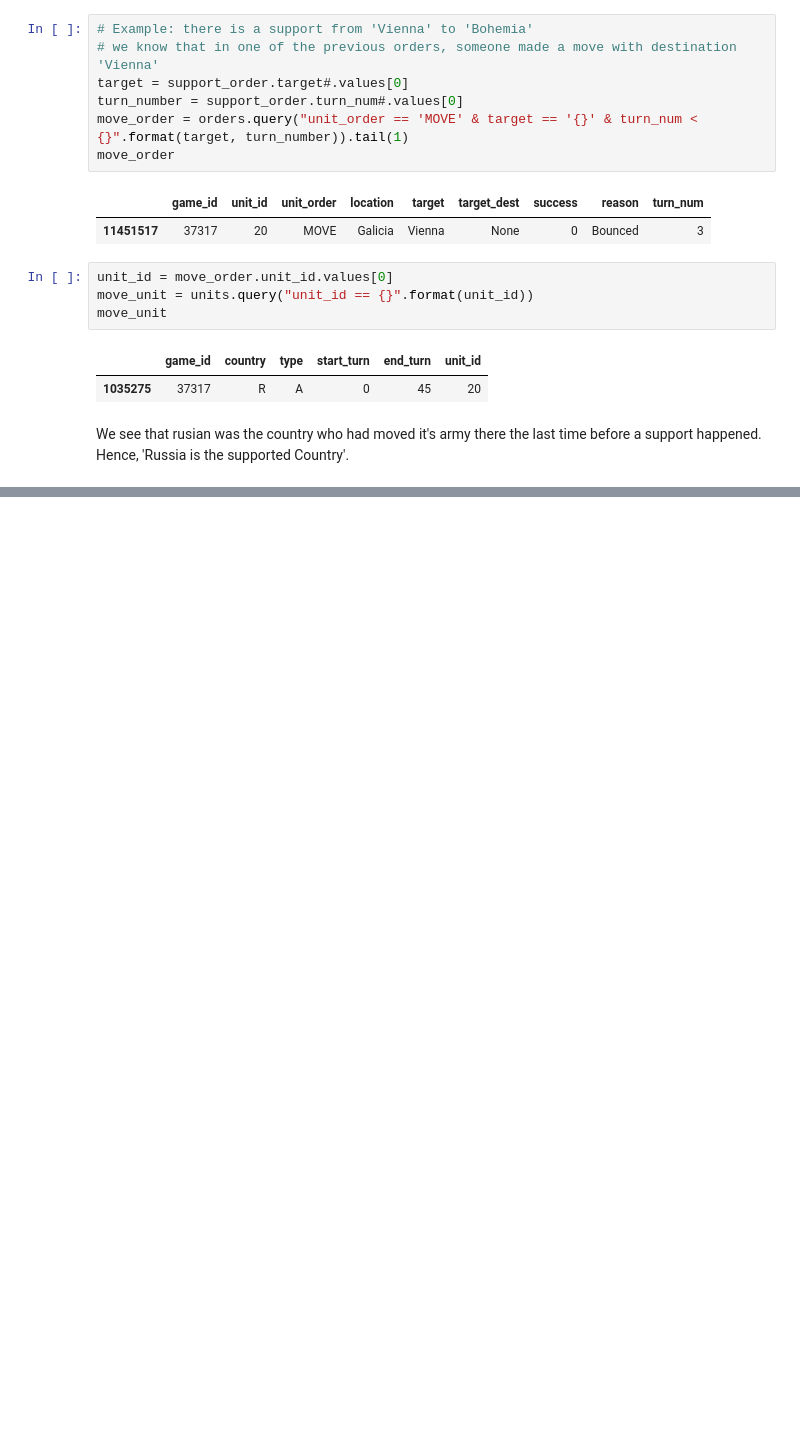
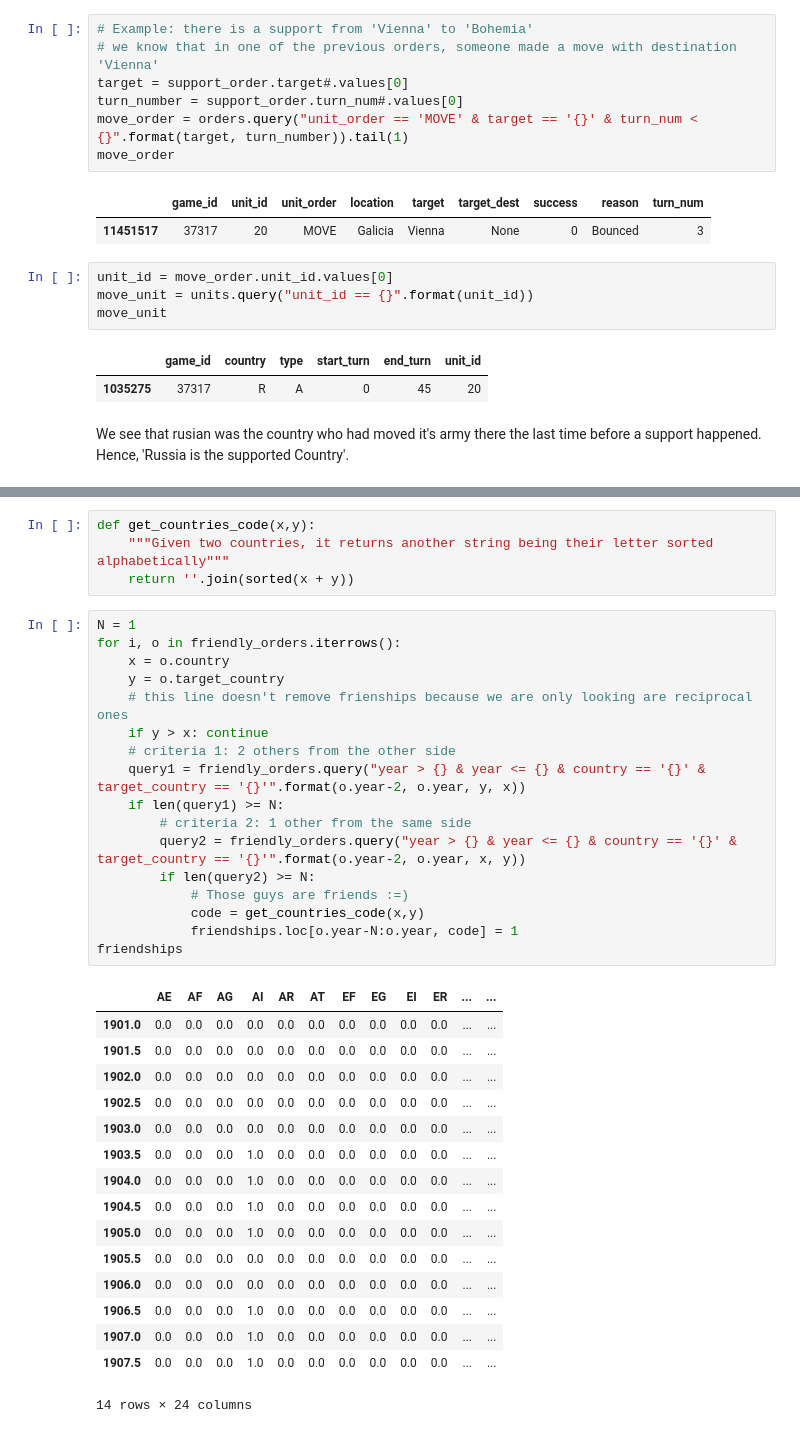
Before and after one commit to epfl-ada/ada-2020-project-milestone-p3-p3_chic, a Jupyter notebook: p4.ipynb, the cells around one changed output, grey strips where cells are left out. Cells and saved outputs as stored; diff of their text form; blank space fills up the shorter version.

```diff
--- a/p4.ipynb
+++ b/p4.ipynb
@@ -203,0 +331,38 @@ We are looking at all **orders** with **unit_order** that is **MOVE** where the
+# %%
+def get_countries_code(x,y):
+    """Given two countries, it returns another string being their letter sorted alphabetically"""
+    return ''.join(sorted(x + y))
+# %%
+N = 1
+for i, o in friendly_orders.iterrows():
+    x = o.country
+    y = o.target_country
+    # this line doesn't remove frienships because we are only looking are reciprocal ones
+    if y > x: continue
+    # criteria 1: 2 others from the other side
+    query1 = friendly_orders.query("year > {} & year <= {} & country == '{}' & target_country == '{}'".format(o.year-2, o.year, y, x))
+    if len(query1) >= N:
+        # criteria 2: 1 other from the same side
+        query2 = friendly_orders.query("year > {} & year <= {} & country == '{}' & target_country == '{}'".format(o.year-2, o.year, x, y))
+        if len(query2) >= N:
+            # Those guys are friends :=)
+            code = get_countries_code(x,y)
+            friendships.loc[o.year-N:o.year, code] = 1
+friendships
+# %% [output]
+|  | AE | AF | AG | AI | AR | AT | EF | EG | EI | ER | ... | ... |
+| 1901.0 | 0.0 | 0.0 | 0.0 | 0.0 | 0.0 | 0.0 | 0.0 | 0.0 | 0.0 | 0.0 | ... | ... |
+| 1901.5 | 0.0 | 0.0 | 0.0 | 0.0 | 0.0 | 0.0 | 0.0 | 0.0 | 0.0 | 0.0 | ... | ... |
+| 1902.0 | 0.0 | 0.0 | 0.0 | 0.0 | 0.0 | 0.0 | 0.0 | 0.0 | 0.0 | 0.0 | ... | ... |
+| 1902.5 | 0.0 | 0.0 | 0.0 | 0.0 | 0.0 | 0.0 | 0.0 | 0.0 | 0.0 | 0.0 | ... | ... |
+| 1903.0 | 0.0 | 0.0 | 0.0 | 0.0 | 0.0 | 0.0 | 0.0 | 0.0 | 0.0 | 0.0 | ... | ... |
+| 1903.5 | 0.0 | 0.0 | 0.0 | 1.0 | 0.0 | 0.0 | 0.0 | 0.0 | 0.0 | 0.0 | ... | ... |
+| 1904.0 | 0.0 | 0.0 | 0.0 | 1.0 | 0.0 | 0.0 | 0.0 | 0.0 | 0.0 | 0.0 | ... | ... |
+| 1904.5 | 0.0 | 0.0 | 0.0 | 1.0 | 0.0 | 0.0 | 0.0 | 0.0 | 0.0 | 0.0 | ... | ... |
+| 1905.0 | 0.0 | 0.0 | 0.0 | 1.0 | 0.0 | 0.0 | 0.0 | 0.0 | 0.0 | 0.0 | ... | ... |
+| 1905.5 | 0.0 | 0.0 | 0.0 | 0.0 | 0.0 | 0.0 | 0.0 | 0.0 | 0.0 | 0.0 | ... | ... |
+| 1906.0 | 0.0 | 0.0 | 0.0 | 0.0 | 0.0 | 0.0 | 0.0 | 0.0 | 0.0 | 0.0 | ... | ... |
+| 1906.5 | 0.0 | 0.0 | 0.0 | 1.0 | 0.0 | 0.0 | 0.0 | 0.0 | 0.0 | 0.0 | ... | ... |
+| 1907.0 | 0.0 | 0.0 | 0.0 | 1.0 | 0.0 | 0.0 | 0.0 | 0.0 | 0.0 | 0.0 | ... | ... |
+| 1907.5 | 0.0 | 0.0 | 0.0 | 1.0 | 0.0 | 0.0 | 0.0 | 0.0 | 0.0 | 0.0 | ... | ... |
+14 rows × 24 columns
```
Also changed, not shown: parts of 29 cells of this notebook, 1 other file.
